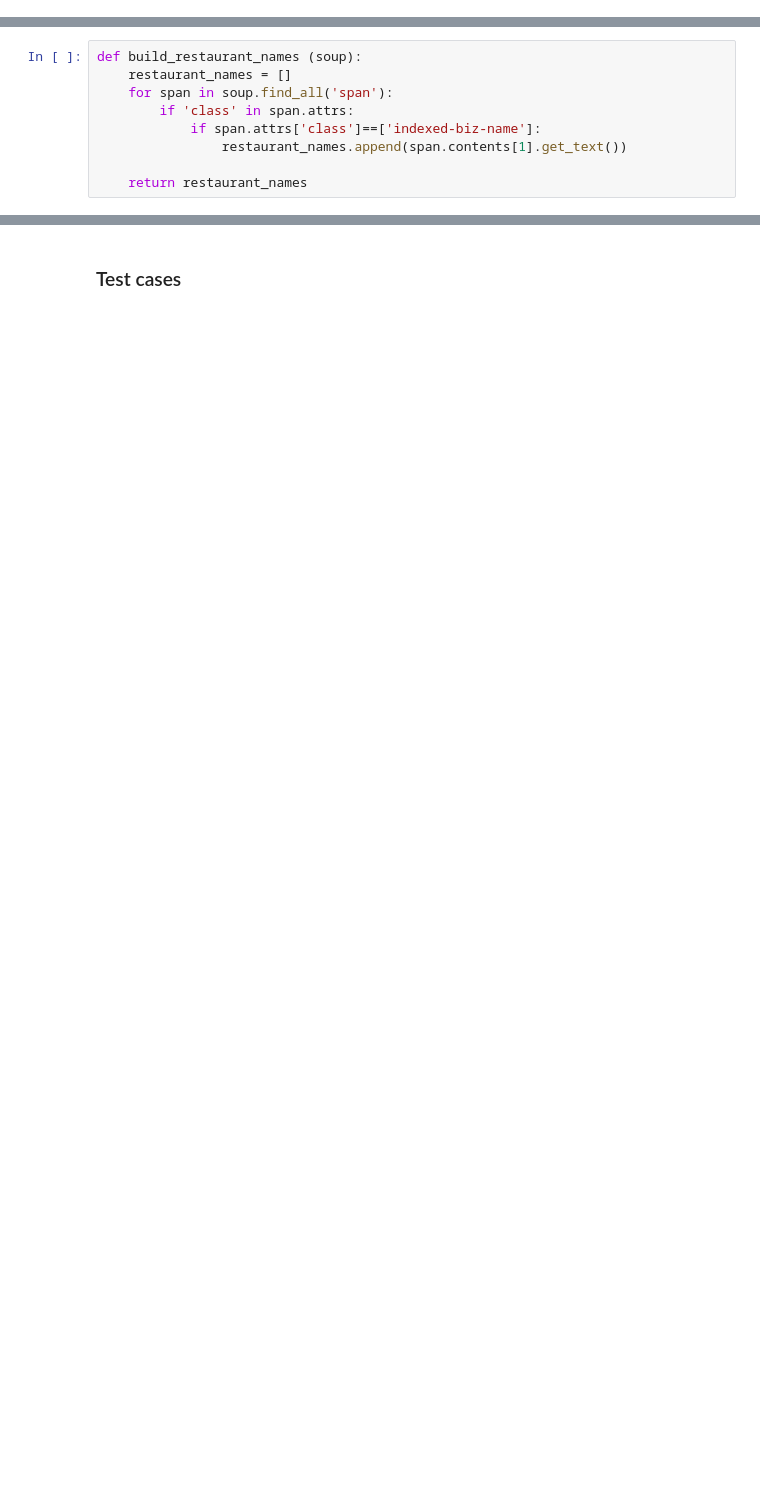
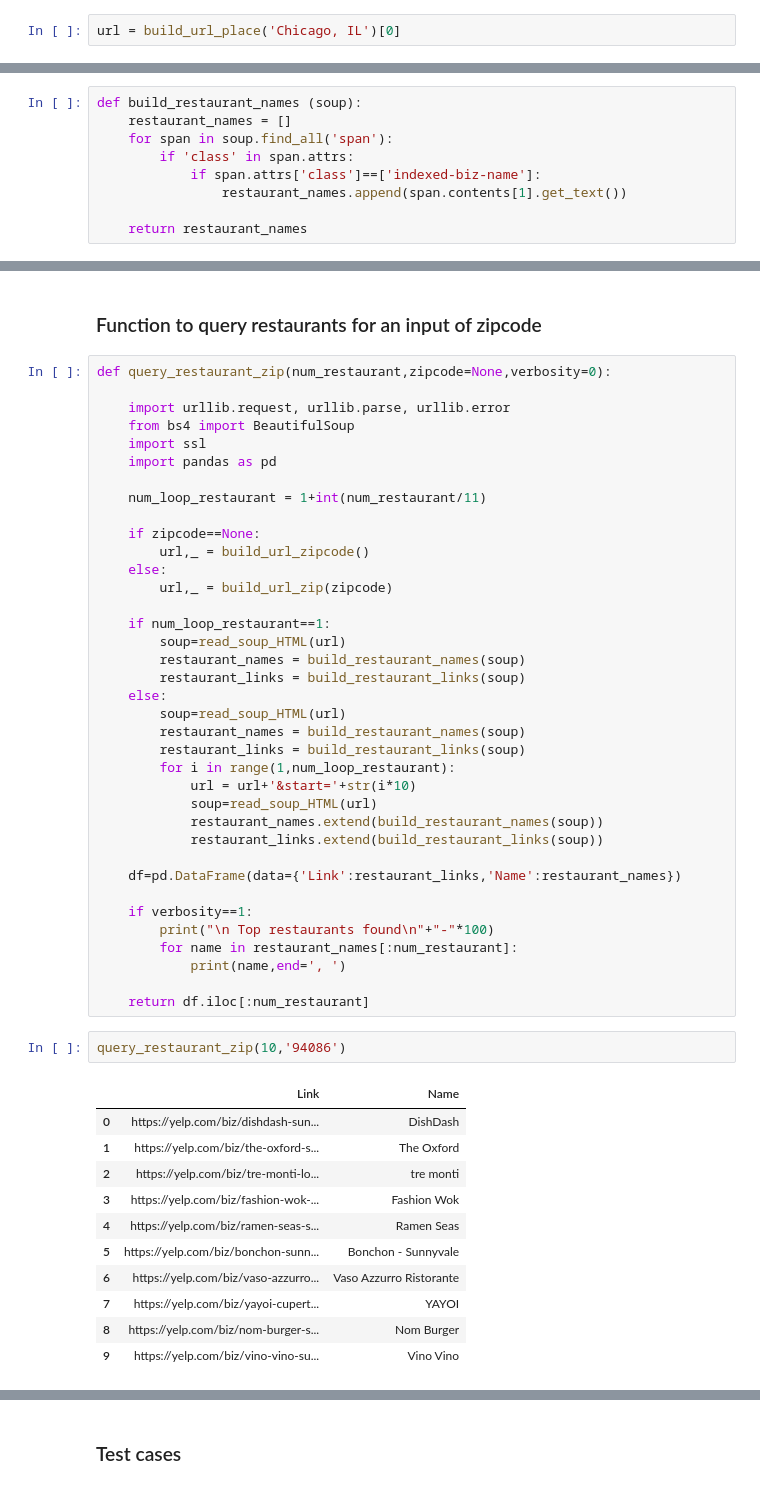
Before and after one commit to tirthajyoti/Web-Database-Analytics, a Jupyter notebook: Yelp_Review/Yelp_Reviews_Wordcloud.ipynb, the cells around one changed output, grey strips where cells are left out. Drawn from its saved outputs; the diff is of its cells as text; blank space fills up the shorter version.

```diff
--- a/Yelp_Review/Yelp_Reviews_Wordcloud.ipynb
+++ b/Yelp_Review/Yelp_Reviews_Wordcloud.ipynb
@@ -129,0 +91,2 @@ def read_soup_HTML(url):
+# %%
+url = build_url_place('Chicago, IL')[0]
@@ -153,0 +210,53 @@ def build_restaurant_links (soup):
+# %% [markdown]
+### Function to query restaurants for an input of zipcode
+# %%
+def query_restaurant_zip(num_restaurant,zipcode=None,verbosity=0):
+
+    import urllib.request, urllib.parse, urllib.error
+    from bs4 import BeautifulSoup
+    import ssl
+    import pandas as pd
+
+    num_loop_restaurant = 1+int(num_restaurant/11)
+
+    if zipcode==None:
+        url,_ = build_url_zipcode()
+    else:
+        url,_ = build_url_zip(zipcode)
+
+    if num_loop_restaurant==1:
+        soup=read_soup_HTML(url)
+        restaurant_names = build_restaurant_names(soup)
+        restaurant_links = build_restaurant_links(soup)
+    else:
+        soup=read_soup_HTML(url)
+        restaurant_names = build_restaurant_names(soup)
+        restaurant_links = build_restaurant_links(soup)
+        for i in range(1,num_loop_restaurant):
+            url = url+'&start='+str(i*10)
+            soup=read_soup_HTML(url)
+            restaurant_names.extend(build_restaurant_names(soup))
+            restaurant_links.extend(build_restaurant_links(soup))
+
+    df=pd.DataFrame(data={'Link':restaurant_links,'Name':restaurant_names})
+
+    if verbosity==1:
+        print("\n Top restaurants found\n"+"-"*100)
+        for name in restaurant_names[:num_restaurant]:
+            print(name,end=', ')
+
+    return df.iloc[:num_restaurant]
+# %%
+query_restaurant_zip(10,'94086')
+# %% [output]
+|  | Link | Name |
+| 0 | https://yelp.com/biz/dishdash-sun... | DishDash |
+| 1 | https://yelp.com/biz/the-oxford-s... | The Oxford |
+| 2 | https://yelp.com/biz/tre-monti-lo... | tre monti |
+| 3 | https://yelp.com/biz/fashion-wok-... | Fashion Wok |
+| 4 | https://yelp.com/biz/ramen-seas-s... | Ramen Seas |
+| 5 | https://yelp.com/biz/bonchon-sunn... | Bonchon - Sunnyvale |
+| 6 | https://yelp.com/biz/vaso-azzurro... | Vaso Azzurro Ristorante |
+| 7 | https://yelp.com/biz/yayoi-cupert... | YAYOI |
+| 8 | https://yelp.com/biz/nom-burger-s... | Nom Burger |
+| 9 | https://yelp.com/biz/vino-vino-su... | Vino Vino |
```
Also changed, not shown: parts of 47 cells of this notebook.
